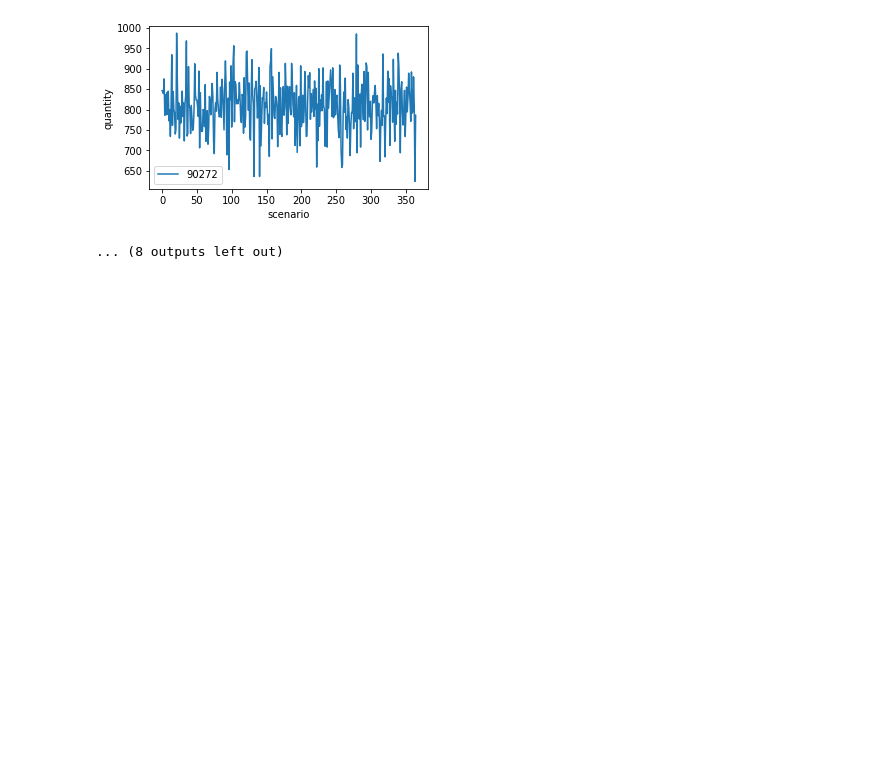
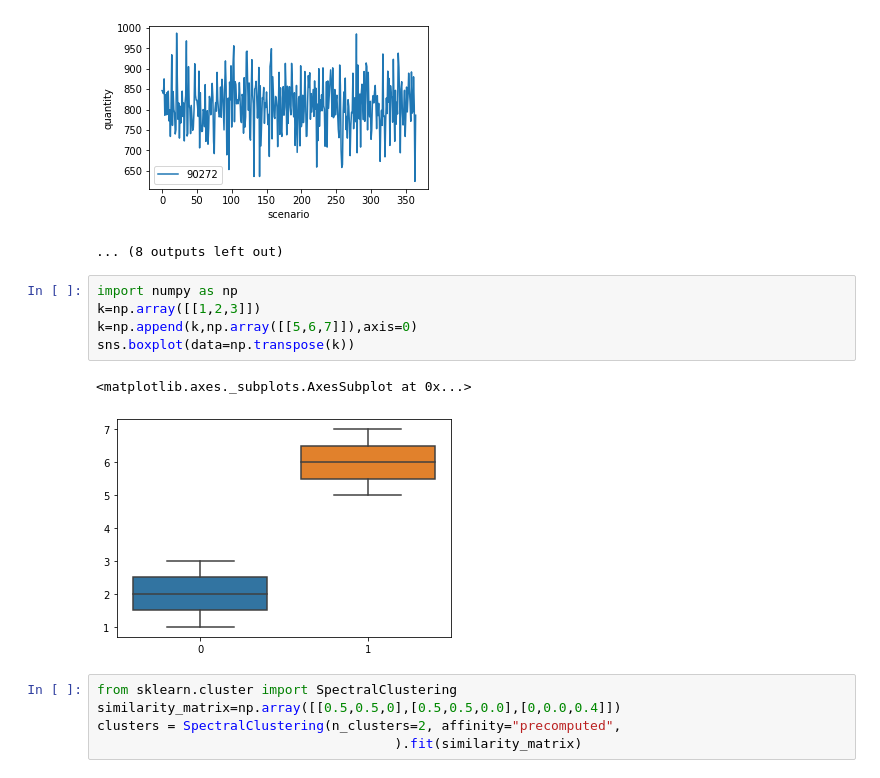
Before and after one commit to soniakhilesh/forgedMachines, a Jupyter notebook: dataanalysis.ipynb, the cells around one changed output. Cells and saved outputs as stored; diff of their text form; blank space fills up the shorter version.

```diff
--- a/dataanalysis.ipynb
+++ b/dataanalysis.ipynb
@@ -55,3 +55,16 @@ for zipcode in zip_codes[:20]:
 [figure]
 [figure]
 ... (8 outputs left out)
+# %%
+import numpy as np
+k=np.array([[1,2,3]])
+k=np.append(k,np.array([[5,6,7]]),axis=0)
+sns.boxplot(data=np.transpose(k))
+# %% [output]
+<matplotlib.axes._subplots.AxesSubplot at 0x...>
+[figure, added]
+# %%
+from sklearn.cluster import SpectralClustering
+similarity_matrix=np.array([[0.5,0.5,0],[0.5,0.5,0.0],[0,0.0,0.4]])
+clusters = SpectralClustering(n_clusters=2, affinity="precomputed",
+                                      ).fit(similarity_matrix)
```
Also changed, not shown: 3 other files.
